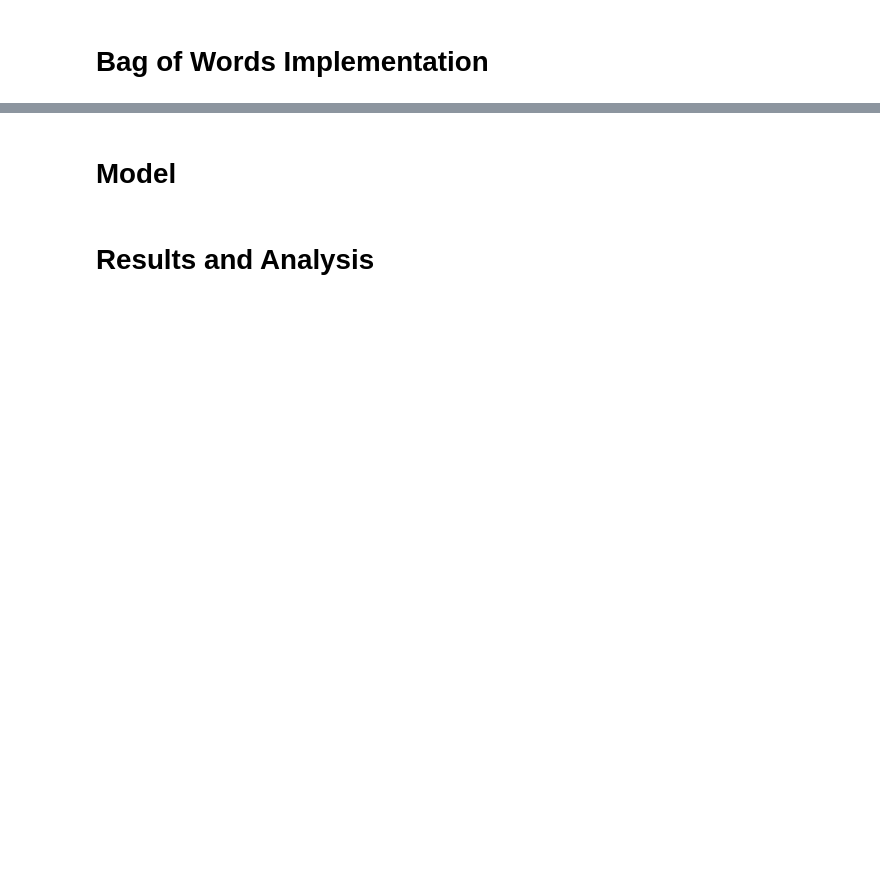
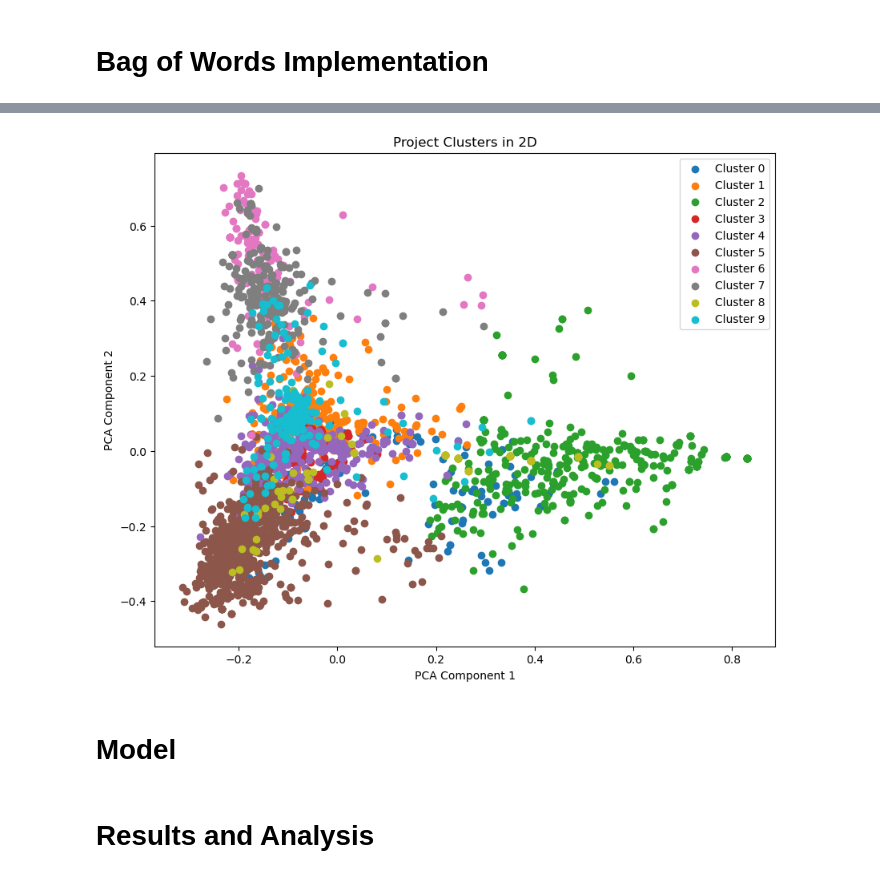
Before and after one commit to ESeufert/AC209a-Group-1---Class-Project, a Jupyter notebook: Milestone_4/Milestone_4.ipynb, the cells around one changed output, grey strips where cells are left out. Saved outputs shown, nothing was run; the diff lists cells and outputs as text; code cells hidden in the pictures; blank space fills up the shorter version.

```diff
--- a/Milestone_4/Milestone_4.ipynb
+++ b/Milestone_4/Milestone_4.ipynb
@@ -402,0 +491,4 @@ The combined analysis highlights both the progress made in supporting climate re
+# %%
+# convert all entries into title case
+projects_df['Theme'] = projects_df['Theme'].str.title()
+projects_df['Sector'] = projects_df['Sector'].str.title()
@@ -402,0 +515,14 @@ The combined analysis highlights both the progress made in supporting climate re
+# %%
+# merge funding data with GDP deflators, match Approved Year and Year column
+projects_df = projects_df.merge(deflator_df, left_on='Approved year', right_on='Year', how='left')
+
+# adjust funding amounts
+projects_df['Total Funding'] = (projects_df['Total Funding'] / projects_df['GDP_Deflator'] * base_year_deflator)
+
+# drop helper columns
+projects_df = projects_df.drop(columns=['Year', 'GDP_Deflator'])
+# %%
+# drop the rows with missing Approved year
+projects_df = projects_df.dropna(subset=['Approved year'])
+print('Number of missing values in each column after approved year missingness handling and inflation adjustment:')
+print(projects_df.isnull().sum())
@@ -402,0 +549,2 @@ The combined analysis highlights both the progress made in supporting climate re
+# %%
+projects_df = projects_df.drop(['Concessional loan', 'Grant', 'Guarantee', 'Equity', 'Disbursed'], axis=1)
@@ -407,3 +733,30 @@ The combined analysis highlights both the progress made in supporting climate re
+# %%
+from sklearn.decomposition import PCA
+from sklearn.manifold import TSNE
+
+## get features and cluster labels
+tfidf = Tfidf_pipeline.named_steps[ 'tfidf' ]
+kmeans = Tfidf_pipeline.named_steps[ 'kmeans' ]
+
+## create tfidf features from the new classes created
+tfidf_features = tfidf.transform( projects_df['Combined_Text'] )
+
+# Reduce dimensionality to 2D using PCA (faster) or t-SNE (better visualization)
+pca = PCA(n_components=2, random_state=42)
+reduced_features = pca.fit_transform(tfidf_features.toarray())  # Convert sparse matrix to dense
+
+# Plot the clusters
+plt.figure(figsize=(10, 8))
+for cluster in range(kmeans.n_clusters):
+    cluster_points = reduced_features[kmeans.labels_ == cluster]
+    plt.scatter(cluster_points[:, 0], cluster_points[:, 1], label=f'Cluster {cluster}')
+plt.title('Project Clusters in 2D')
+plt.xlabel('PCA Component 1')
+plt.ylabel('PCA Component 2')
+plt.legend()
+plt.show()
+# %% [output]
+[figure, added]
 # %% [markdown]
 # Model
 # %% [markdown]
```
Also changed, not shown: parts of 24 cells of this notebook.
